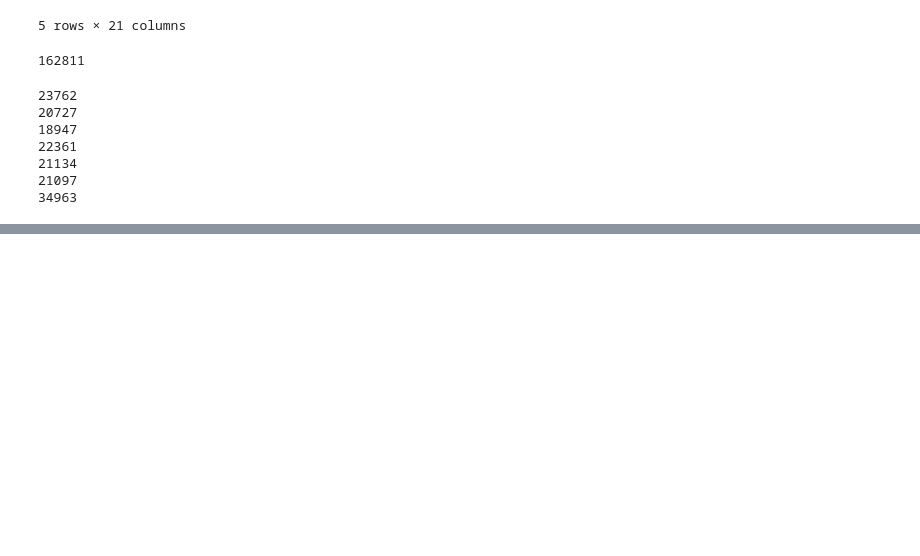
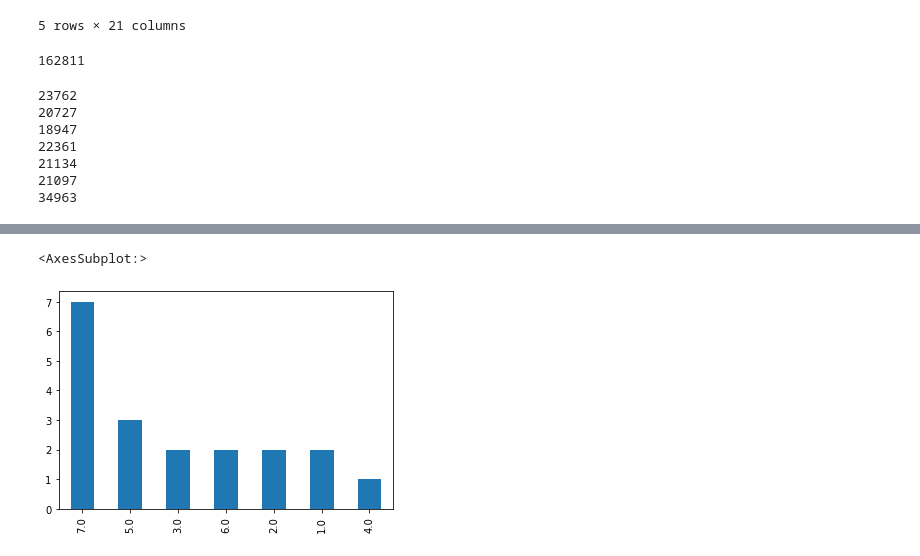
Before and after one commit to MichiganDataScienceTeam/W22-Detroit-Project, a Jupyter notebook: JGS.ipynb, the cells around one changed output, grey strips where cells are left out. Cells and saved outputs as stored; diff of their text form; code cells hidden in the pictures; blank space fills up the shorter version.

```diff
--- a/JGS.ipynb
+++ b/JGS.ipynb
@@ -113,0 +114,15 @@ coun7["request_type_title"].value_counts().plot.bar()
+# %%
+data.to_csv("pri1.csv")
+pri1 = pd.read_csv("pri1.csv")
+pri1 = pri1[pri1.priority_code == 1]
+data.to_csv("pri2.csv")
+pri2 = pd.read_csv("pri2.csv")
+pri2 = pri2[pri2.priority_code == 2]
+data.to_csv("pri3.csv")
+pri3 = pd.read_csv("pri3.csv")
+pri3 = pri3[pri3.priority_code == 3]
+# %%
+pri1["council_district"].value_counts().plot.bar()
+# %% [output]
+<AxesSubplot:>
+[figure, added]
```
Also changed, not shown: parts of 9 cells of this notebook.
